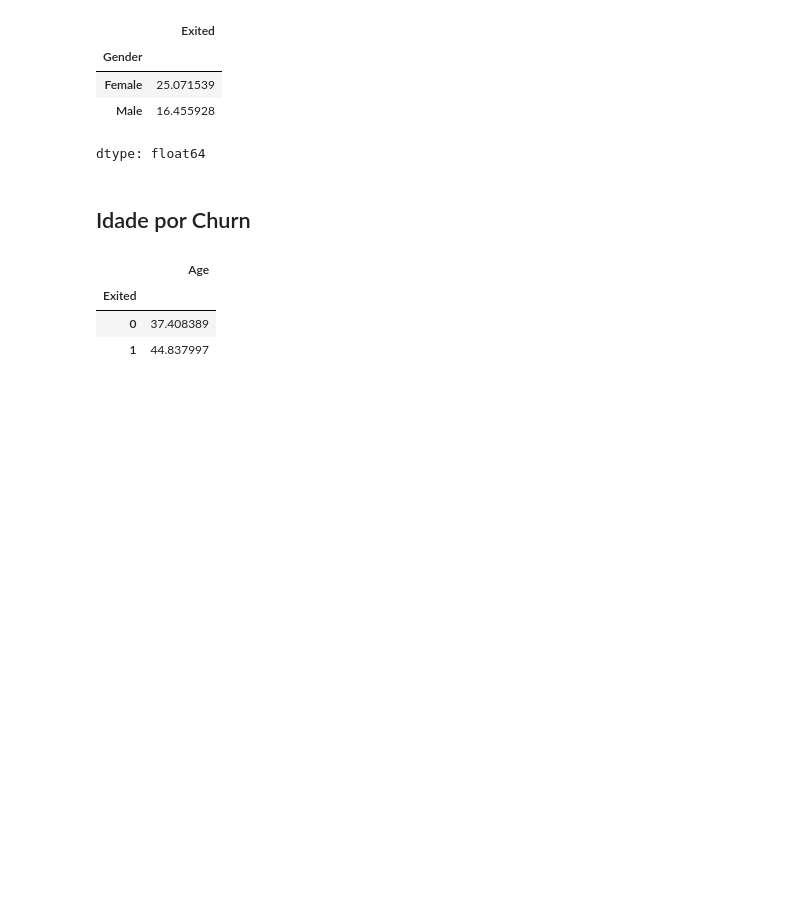
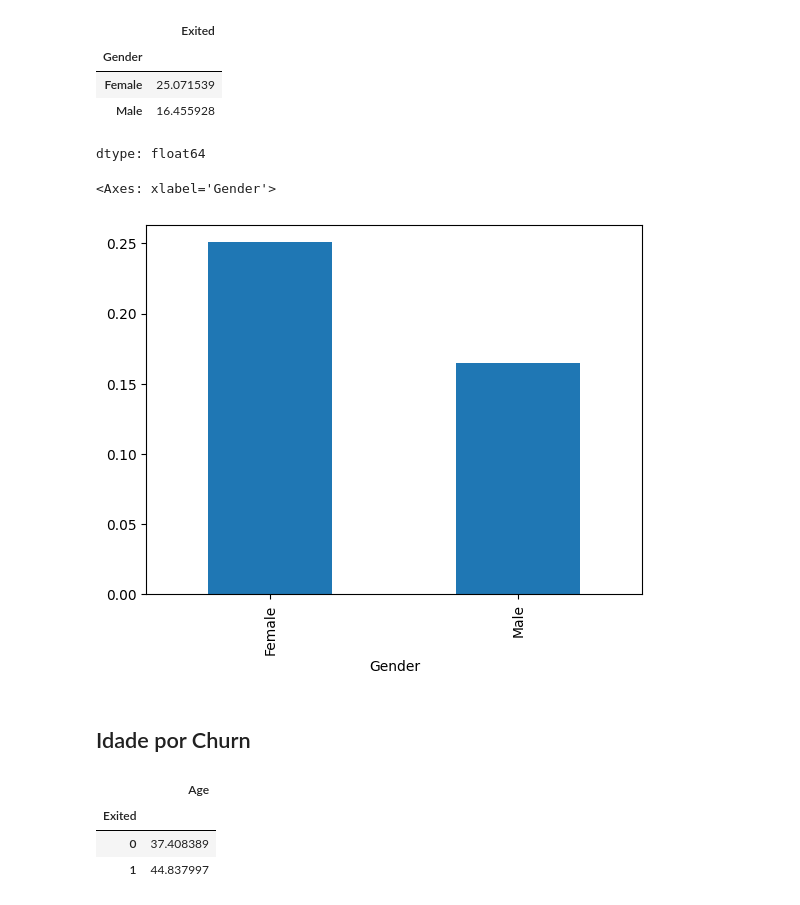
Before and after one commit to BrenoMontenegro/Churn-Prediction-Analysis, a Jupyter notebook: archives/Churn_Prediction_Analysis.ipynb, the cells around one changed output. Saved outputs shown, nothing was run; the diff lists cells and outputs as text; code cells hidden in the pictures; blank space fills up the shorter version.

```diff
--- a/archives/Churn_Prediction_Analysis.ipynb
+++ b/archives/Churn_Prediction_Analysis.ipynb
@@ -227,6 +234,11 @@ df.groupby("Gender")["Exited"].mean() * 100
 | Female | 25.071539 |
 | Male | 16.455928 |
 dtype: float64
+# %%
+df.groupby('Gender')['Exited'].mean().plot(kind='bar')
+# %% [output]
+<Axes: xlabel='Gender'>
+[figure, added]
 # %% [markdown]
 ## Idade por Churn
 # %%
```
Also changed, not shown: parts of 5 cells of this notebook, 1 other file.
